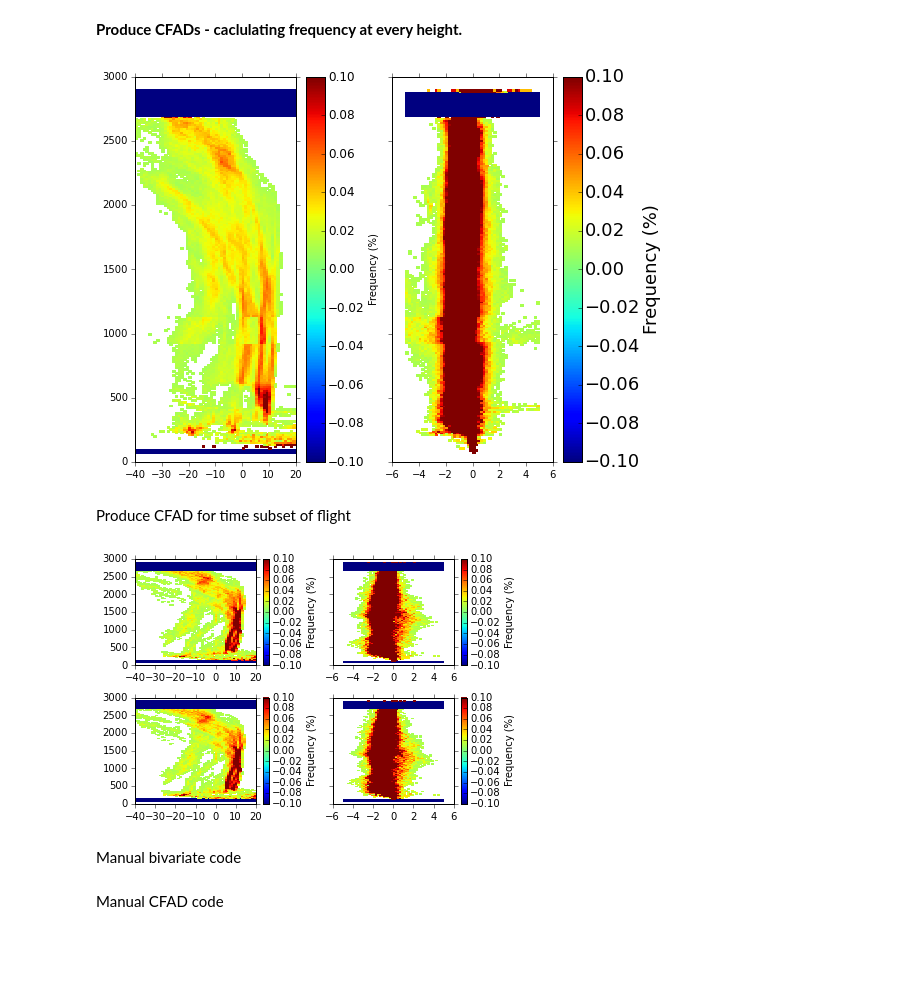
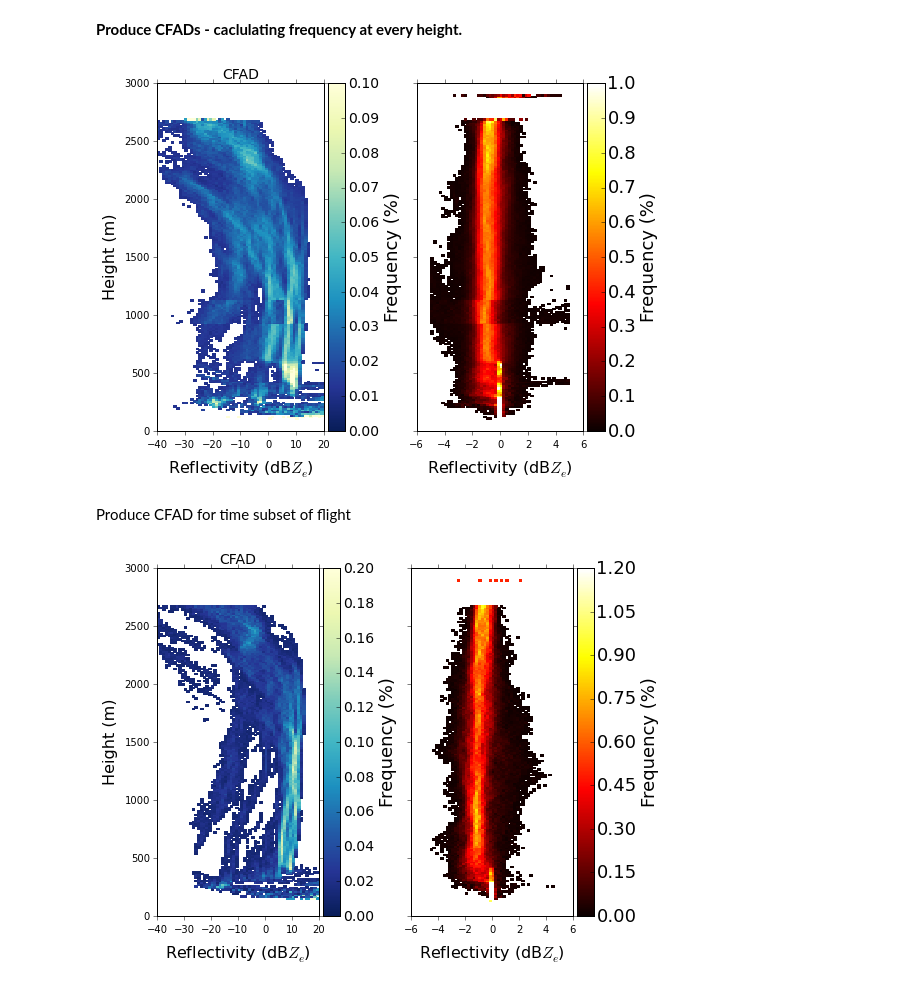
Before and after one commit to nguy/AWOT, a Jupyter notebook: examples/awot_plot_wcr2.ipynb, the cells around one changed output. Saved outputs shown, nothing was run; the diff lists cells and outputs as text; code cells hidden in the pictures; blank space fills up the shorter version.

```diff
--- a/examples/awot_plot_wcr2.ipynb
+++ b/examples/awot_plot_wcr2.ipynb
@@ -178,44 +127,42 @@ figC.tight_layout()
 # %%
 figC, (axZ, axW) = plt.subplots(1, 2, sharey=True, figsize=(8,6))
 
-#awot.graph.plot_cfad(wcr['fields']['reflectivity']['data'][:], wcr['height']['data'][:],
-#                    xbinsminmax=(-40., 20.), nbinsx=61, plot_percent=True, plot_colorbar=True,
-#                    mask_below=.01, ax=axZ)
-#awot.graph.plot_cfad(wcr['fields']['velocity']['data'][:], wcr['height']['data'][:],
-#                    xbinsminmax=(-5., 5.), nbinsx=51, plot_percent=True, plot_colorbar=True,
-#                    mask_below=.01, ax=axW)
-wcr_util.plot_cfad('reflectivity', height_axis=1,
-                    xbinsminmax=(-40., 20.), nbinsx=61, plot_percent=True, plot_colorbar=True,
-                    mask_below=.01, cb_fontsize=10, cb_ticklabel_size=12, ax=axZ)
-wcr_util.plot_cfad('velocity'[:], height_axis=1,
-                    xbinsminmax=(-5., 5.), nbinsx=51, plot_percent=True, plot_colorbar=True,
-                    mask_below=.01, cb_fontsize=18, cb_ticklabel_size=18, ax=axW)
+cfadZ = wcr_util.plot_cfad('reflectivity', height_axis=1,
+                           xbinsminmax=(-40., 20.), nbinsx=61, plot_percent=True, plot_colorbar=True,
+                           vmin=0., vmax=.1,
+                           xlab= "Reflectivity (dB${Z}$$_{e}$)", ylab="Height (m)", xpad=10,
+                           xlabFontSize=16, ylabFontSize=16,
+                           title="CFAD", titleFontSize=14,
+                           cb_fontsize=18, cb_ticklabel_size=14, cb_pad=.02, cmap='YlGnBu_r',
+                           mask_below=.01, ax=axZ)
+cfadW = wcr_util.plot_cfad('velocity', height_axis=1,
+                           xbinsminmax=(-5., 5.), nbinsx=51, plot_percent=True, plot_colorbar=True,
+                           vmin=0., vmax=1.,
+                           xlab= "Reflectivity (dB${Z}$$_{e}$)", xpad=10, xlabFontSize=16,
+                           cb_fontsize=18, cb_ticklabel_size=18, cb_pad=.02, cmap='hot',
+                           mask_below=.01, ax=axW)
 figC.tight_layout()
 # %% [output]
-[figure, old version]
+[figure, new version]
 # %% [markdown]
 Produce CFAD for time subset of flight
 # %%
-figC, ((axZ1, axW1), (axZ2, axW2)) = plt.subplots(2, 2, sharey=True)
+figC, ((axZ1, axW1)) = plt.subplots(1, 2, sharey=True, figsize=(8,6))
 
-# Create subsets of arrays
-velsub = awot.util.time_subset_awot_dict(wcr['time'], wcr['fields']['velocity'],
-                                        start_time, end_time)
-awot.graph.plot_cfad(refsub['data'][:], wcr['height']['data'][:],
-                    xbinsminmax=(-40., 20.), nbinsx=61, plot_percent=True, plot_colorbar=True,
+wcr_util.plot_cfad('reflectivity', height_axis=1, start_time=start_time, end_time=end_time,
+                   xbinsminmax=(-40., 20.), nbinsx=61, plot_percent=True, plot_colorbar=True,
+                   vmin=0., vmax=.2,
+                   xlab= "Reflectivity (dB${Z}$$_{e}$)", ylab="Height (m)", xpad=10,
+                   xlabFontSize=16, ylabFontSize=16,
+                   title="CFAD", titleFontSize=14,
+                   cb_fontsize=18, cb_ticklabel_size=14, cb_pad=.02, cmap='YlGnBu_r',
                     mask_below=.01, ax=axZ1)
-awot.graph.plot_cfad(velsub['data'][:], wcr['height']['data'][:],
-                    xbinsminmax=(-5., 5.), nbinsx=51, plot_percent=True, plot_colorbar=True,
-#                    plot_contour_levels=[.01, .1, .5, 1.],
-                    mask_below=.01, ax=axW1)
-wcr_util.plot_cfad('reflectivity', height_axis=1, start_time=start_time, end_time=end_time,
-                    xbinsminmax=(-40., 20.), nbinsx=61, plot_percent=True, plot_colorbar=True,
-                    mask_below=.01, ax=axZ2)
-wcr_util.plot_cfad('velocity'[:], height_axis=1, start_time=start_time, end_time=end_time,
-                    xbinsminmax=(-5., 5.), nbinsx=51, plot_percent=True, plot_colorbar=True,
-                    mask_below=.01, ax=axW2)
+wcr_util.plot_cfad('velocity', height_axis=1, start_time=start_time, end_time=end_time,
+                   xbinsminmax=(-5., 5.), nbinsx=51, plot_percent=True, plot_colorbar=True,
+                   vmin=0., vmax=1.2,
+                   xlab= "Reflectivity (dB${Z}$$_{e}$)", xpad=10, xlabFontSize=16,
+                   cb_fontsize=18, cb_ticklabel_size=18, cb_pad=.02, cmap='hot',
+                   mask_below=.01, ax=axW1)
 figC.tight_layout()
 # %% [output]
-[figure, old version]
+[figure, new version]
-# %% [markdown]
-Manual bivariate code
@@ -233,2 +168,0 @@ plt.colorbar()
-# %% [markdown]
-Manual CFAD code
```
Also changed, not shown: parts of 6 cells of this notebook, 13 other files.
